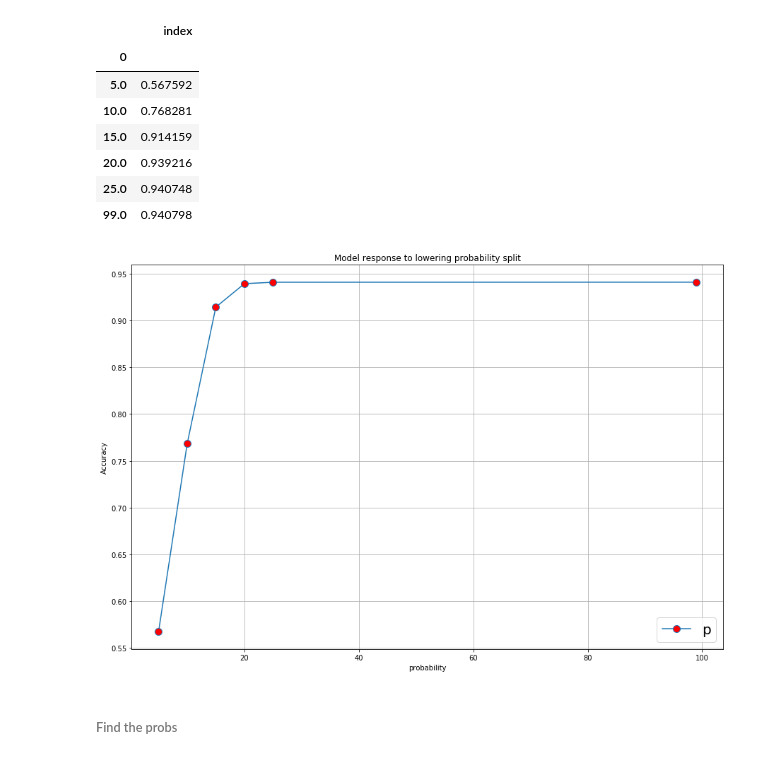
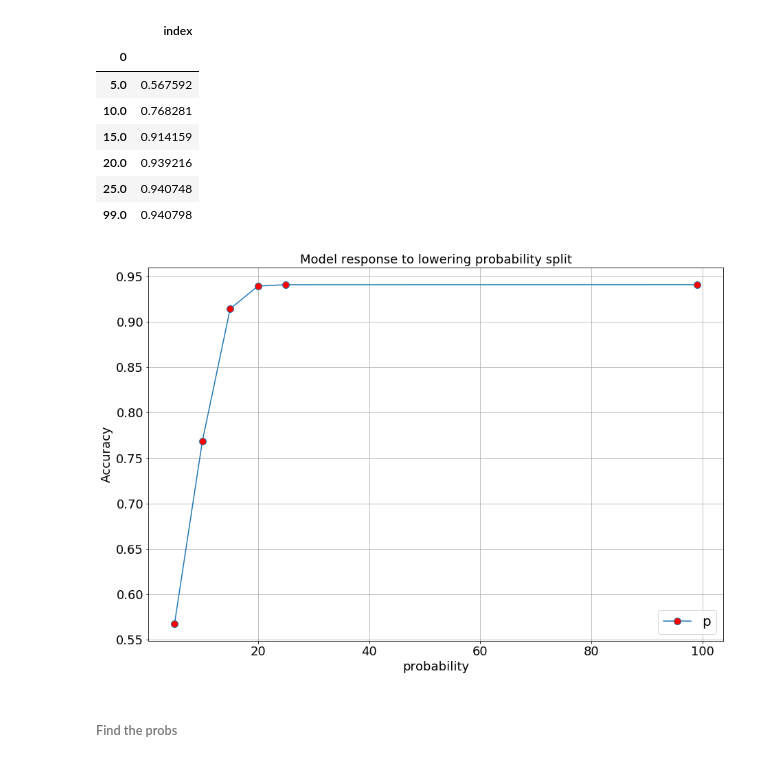
Before and after one commit to AveryData/MappingHeat, a Jupyter notebook: model/model.ipynb, the cells around one changed output. Cells and saved outputs as stored; diff of their text form; code cells hidden in the pictures.

Commit message:
Create start script, cleanup requirements.txt file, update model output, move and update README

```diff
--- a/model/model.ipynb
+++ b/model/model.ipynb
@@ -563,13 +543,13 @@ s
 | 99.0 | 0.940798 |
 # %%
 # plt.figure(figsize=(15,15))
-s.plot(marker='o', markerfacecolor='red',  grid=True, markersize=10, figsize=(15,10))
+s.plot(marker='o', markerfacecolor='red',  grid=True, markersize=10, figsize=(15,10), fontsize=18)
 plt.legend(labels='probability', loc='lower right', prop={'size': 20})
-plt.xlabel('probability')
-plt.ylabel('Accuracy')
-plt.title('Model response to lowering probability split');
+plt.xlabel('probability', fontsize=18)
+plt.ylabel('Accuracy', fontsize=18)
+plt.title('Model response to lowering probability split', fontsize=18);
 # %% [output]
-[figure, old version]
+[figure, new version]
 # %% [markdown]
 ###### Find the probs
 # %%
```
Also changed, not shown: parts of 1 cell of this notebook, 3 other files.
